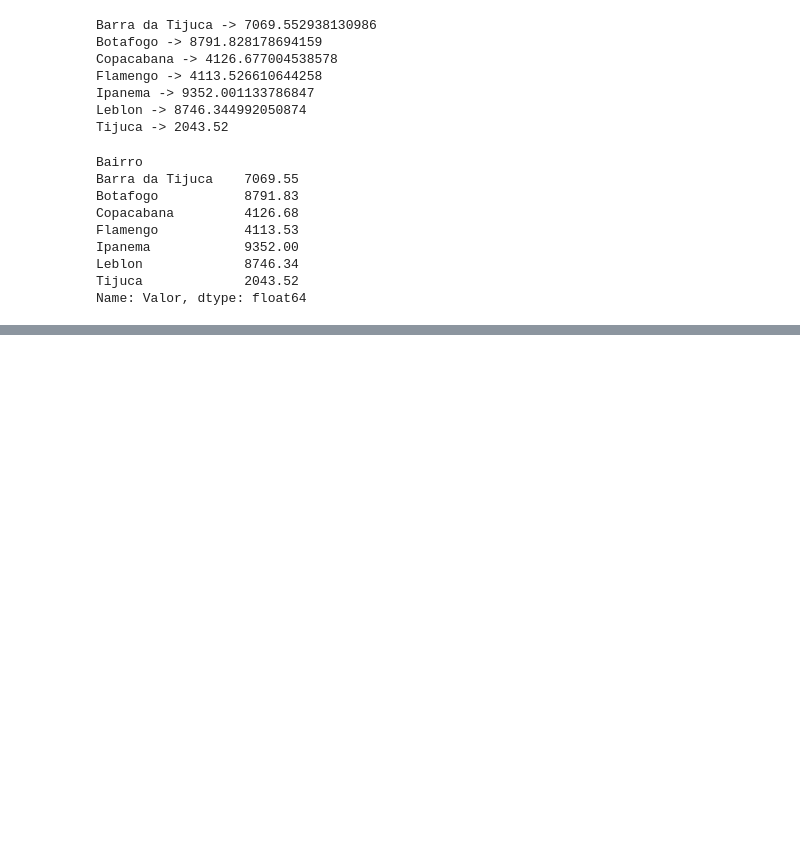
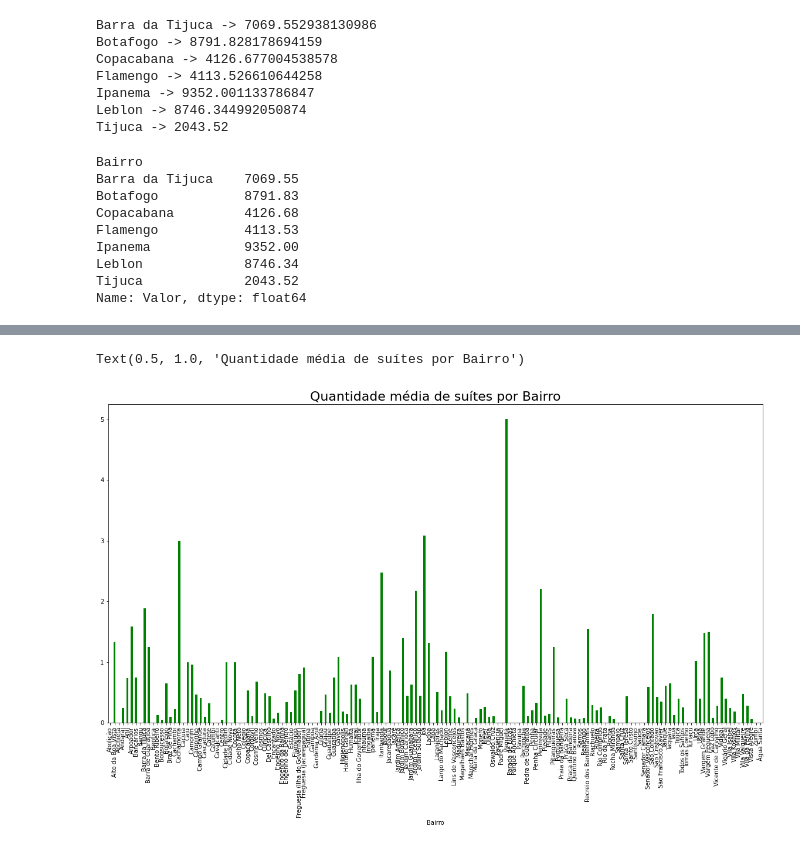
Before and after one commit to laurivansareta/introducao-python-pandas, a Jupyter notebook: 8-Criando Agrupamentos.ipynb, the cells around one changed output, grey strips where cells are left out. Drawn from its saved outputs; the diff is of its cells as text; code cells hidden in the pictures; blank space fills up the shorter version.

```diff
--- a/8-Criando Agrupamentos.ipynb
+++ b/8-Criando Agrupamentos.ipynb
@@ -92,0 +166,7 @@ Name: Valor, dtype: float64
+# %%
+fig = grupo_bairro['Suites'].mean().plot.bar(color='Green')
+fig.set_label('Quantidade de suítes')
+fig.set_title('Quantidade média de suítes por Bairro', {'fontsize': 22})
+# %% [output]
+Text(0.5, 1.0, 'Quantidade média de suítes por Bairro')
+[figure, added]
```
Also changed, not shown: parts of 9 cells of this notebook.
